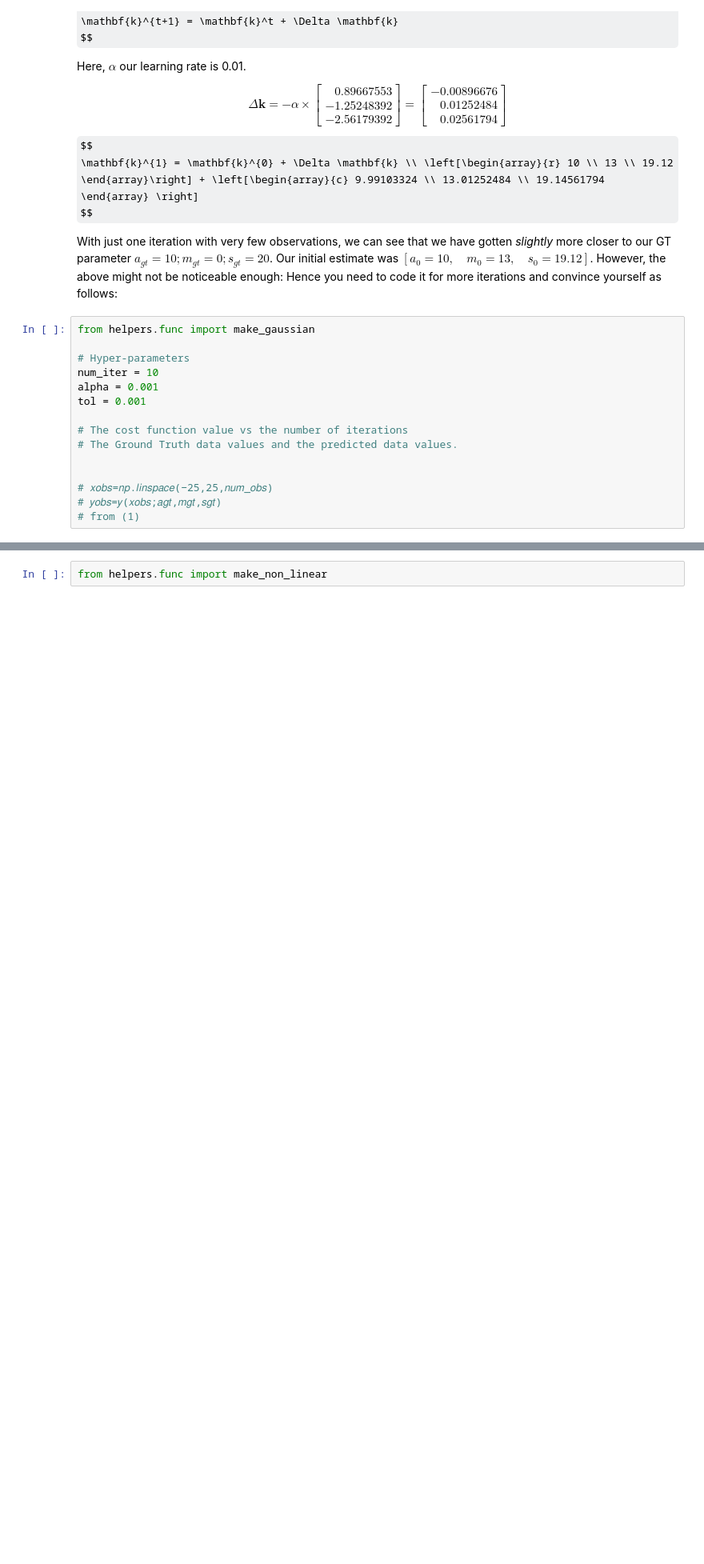
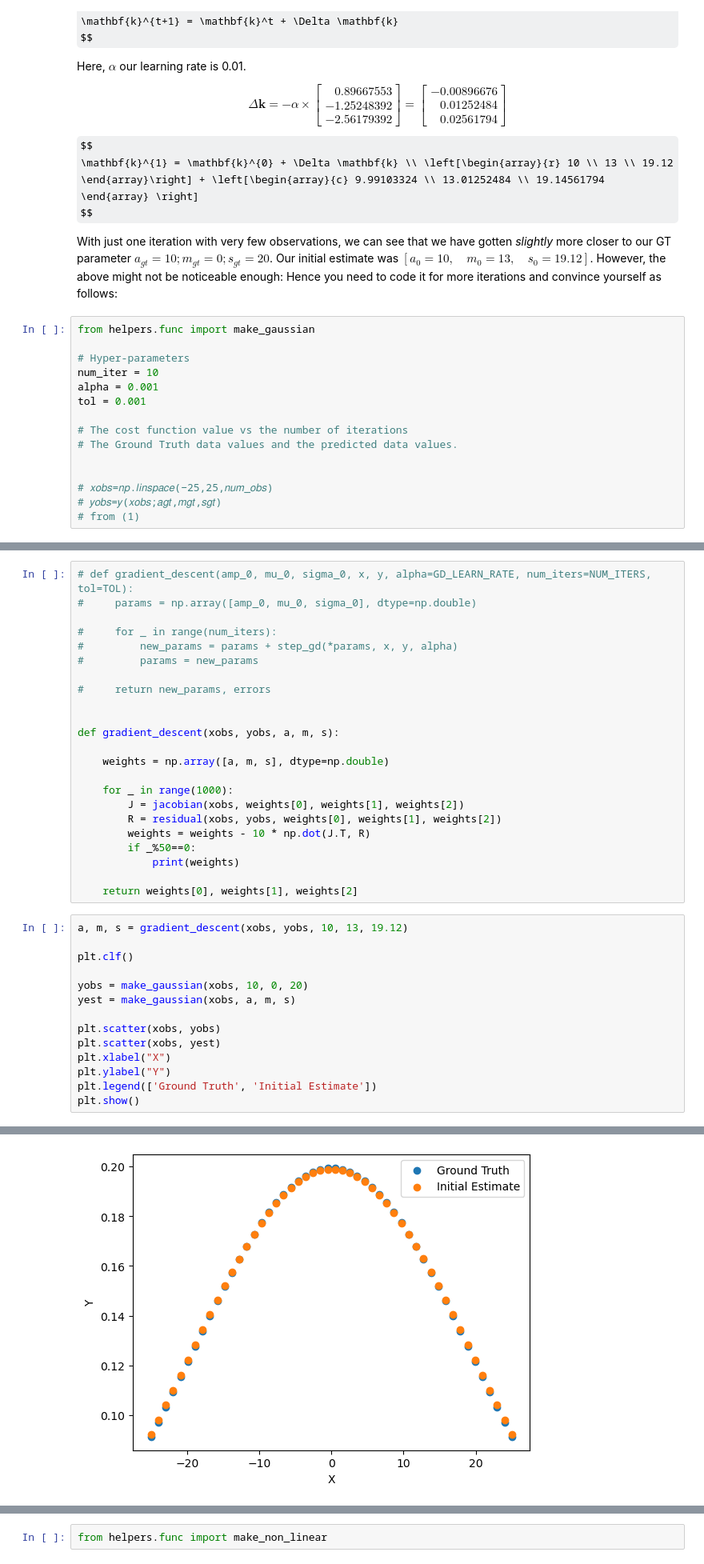
Before and after one commit to tusharc31/Mobile-Robotics, a Jupyter notebook: Assignment-3/Assignment-3.ipynb, the cells around one changed output, grey strips where cells are left out. Shown at 80% size. Saved outputs shown, nothing was run; the diff lists cells and outputs as text; some formulas as TeX source; blank space fills up the shorter version.

```diff
--- a/Assignment-3/Assignment-3.ipynb
+++ b/Assignment-3/Assignment-3.ipynb
@@ -260,0 +229,38 @@ a, m, s = gradient_descent(xobs, yobs, 10, 13, 19.12)
+# %%
+# def gradient_descent(amp_0, mu_0, sigma_0, x, y, alpha=GD_LEARN_RATE, num_iters=NUM_ITERS, tol=TOL):
+#     params = np.array([amp_0, mu_0, sigma_0], dtype=np.double)
+
+#     for _ in range(num_iters):
+#         new_params = params + step_gd(*params, x, y, alpha)
+#         params = new_params
+
+#     return new_params, errors
+
+
+def gradient_descent(xobs, yobs, a, m, s):
+
+    weights = np.array([a, m, s], dtype=np.double)
+
+    for _ in range(1000):
+        J = jacobian(xobs, weights[0], weights[1], weights[2])
+        R = residual(xobs, yobs, weights[0], weights[1], weights[2])
+        weights = weights - 10 * np.dot(J.T, R)
+        if _%50==0:
+            print(weights)
+
+    return weights[0], weights[1], weights[2]
+# %%
+a, m, s = gradient_descent(xobs, yobs, 10, 13, 19.12)
+
+plt.clf()
+
+yobs = make_gaussian(xobs, 10, 0, 20)
+yest = make_gaussian(xobs, a, m, s)
+
+plt.scatter(xobs, yobs)
+plt.scatter(xobs, yest)
+plt.xlabel("X")
+plt.ylabel("Y")
+plt.legend(['Ground Truth', 'Initial Estimate'])
+plt.show()
+# %% [output]
@@ -261,3 +287,4 @@ a, m, s = gradient_descent(xobs, yobs, 10, 13, 19.12)
+[figure, added]
 # %% [markdown]
 ## 1.2: Another Non-Linear function
 Now that you've got the hang of computing the jacobian matrix for a non-linear function via the aid of an example, try to compute the jacobian of a secondary gaussian function by carrying out steps similar to what has been shown above. The function is plotted below:
```
Also changed, not shown: parts of 13 cells of this notebook.
